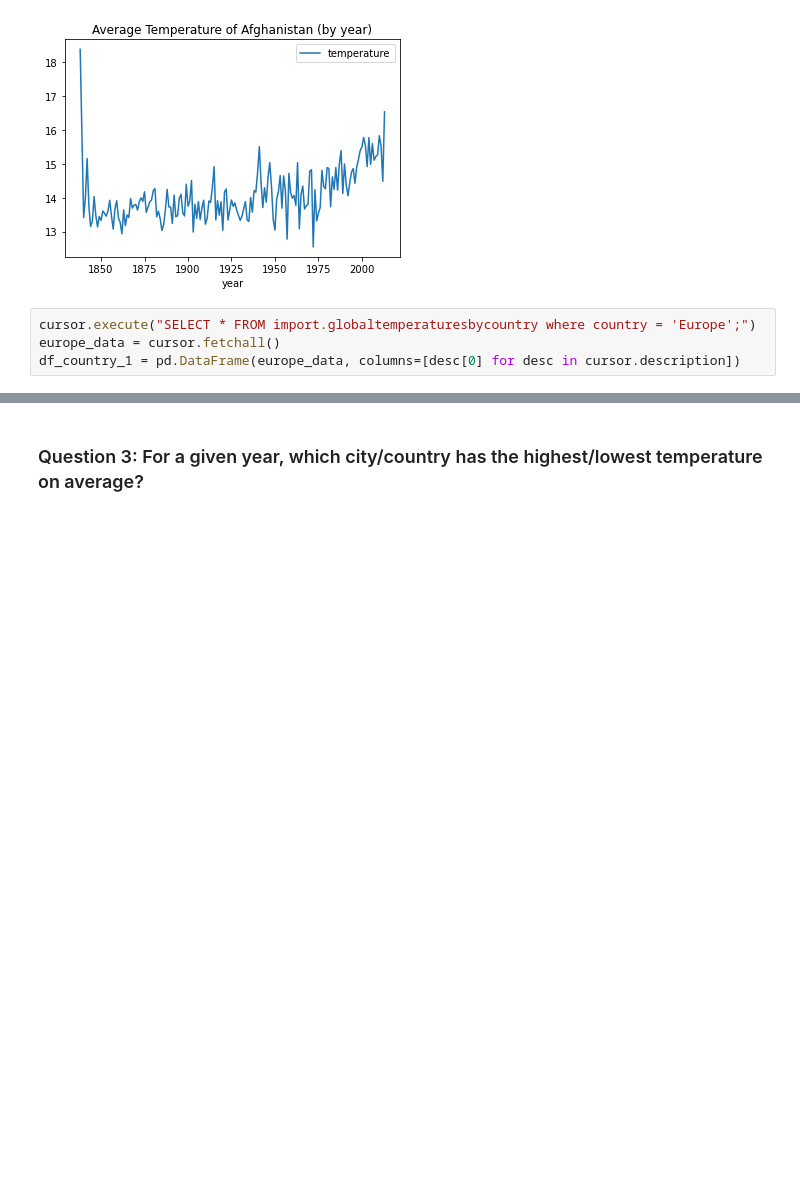
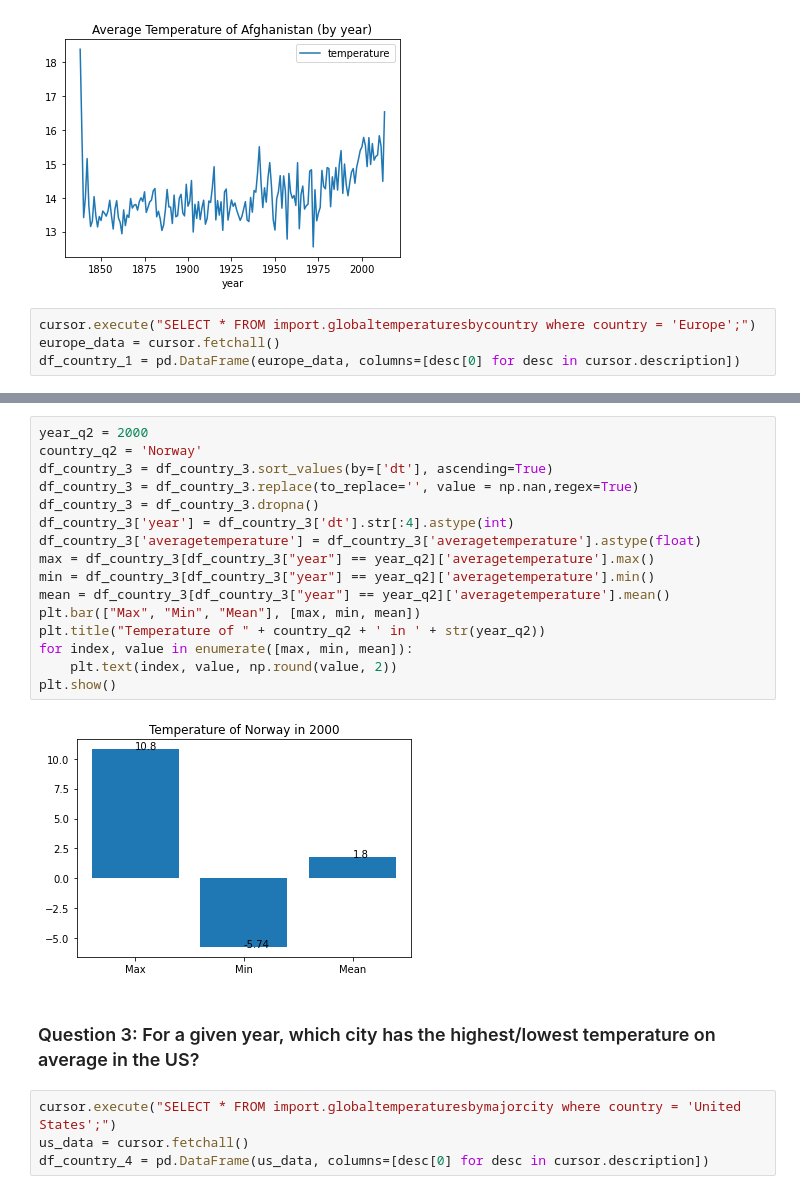
Before and after one commit to nogibjj/data-query-microservice-api, a Jupyter notebook: 10_Code/EDA_Q1.ipynb, the cells around one changed output, grey strips where cells are left out. Saved outputs shown, nothing was run; the diff lists cells and outputs as text; blank space fills up the shorter version.

```diff
--- a/10_Code/EDA_Q1.ipynb
+++ b/10_Code/EDA_Q1.ipynb
@@ -94,2 +86,24 @@ df_country.drop_duplicates(
+# %%
+year_q2 = 2000
+country_q2 = 'Norway'
+df_country_3 = df_country_3.sort_values(by=['dt'], ascending=True)
+df_country_3 = df_country_3.replace(to_replace='', value = np.nan,regex=True)
+df_country_3 = df_country_3.dropna()
+df_country_3['year'] = df_country_3['dt'].str[:4].astype(int)
+df_country_3['averagetemperature'] = df_country_3['averagetemperature'].astype(float)
+max = df_country_3[df_country_3["year"] == year_q2]['averagetemperature'].max()
+min = df_country_3[df_country_3["year"] == year_q2]['averagetemperature'].min()
+mean = df_country_3[df_country_3["year"] == year_q2]['averagetemperature'].mean()
+plt.bar(["Max", "Min", "Mean"], [max, min, mean])
+plt.title("Temperature of " + country_q2 + ' in ' + str(year_q2))
+for index, value in enumerate([max, min, mean]):
+    plt.text(index, value, np.round(value, 2))
+plt.show()
+# %% [output]
+[figure, added]
 # %% [markdown]
-### Question 3: For a given year, which city/country has the highest/lowest temperature on average?
+### Question 3: For a given year, which city has the highest/lowest temperature on average in the US?
+# %%
+cursor.execute("SELECT * FROM import.globaltemperaturesbymajorcity where country = 'United States';")
+us_data = cursor.fetchall()
+df_country_4 = pd.DataFrame(us_data, columns=[desc[0] for desc in cursor.description])
```
Also changed, not shown: parts of 14 cells of this notebook.
